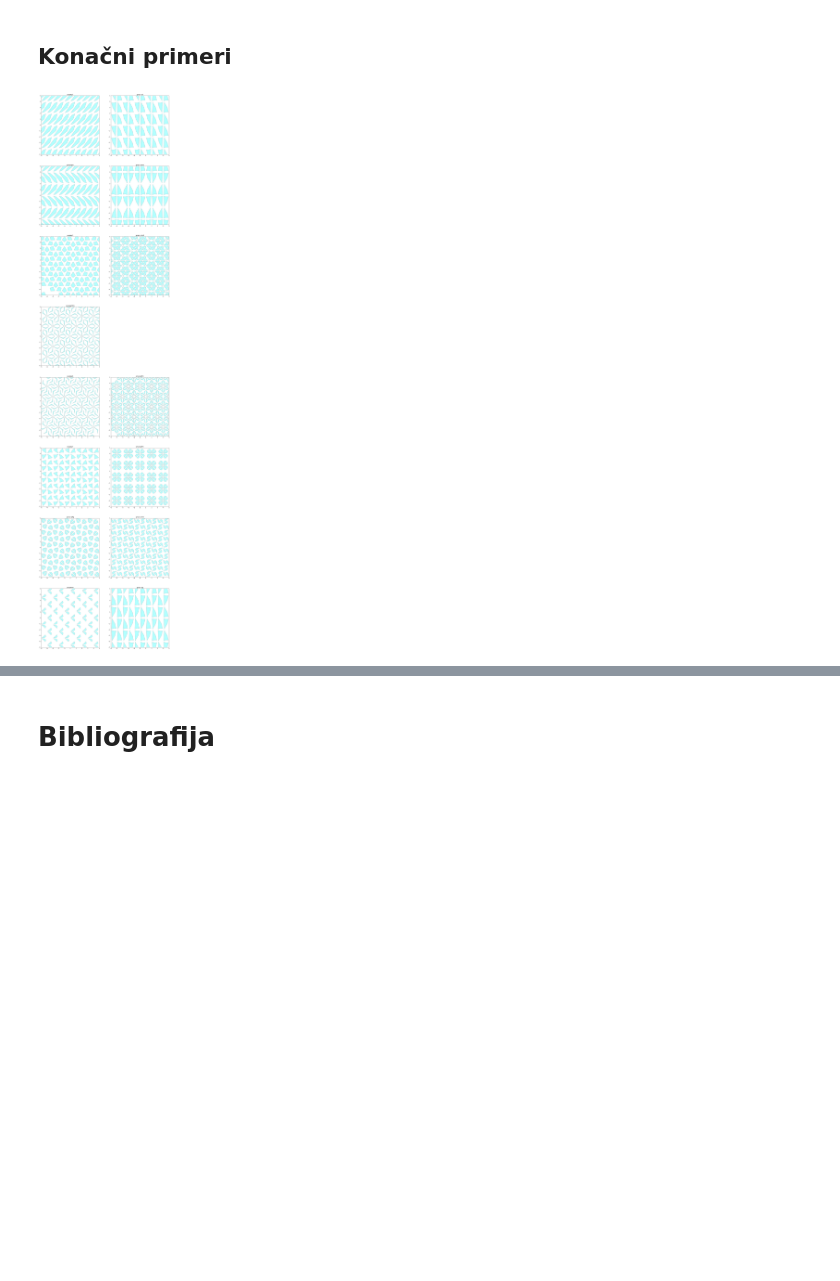
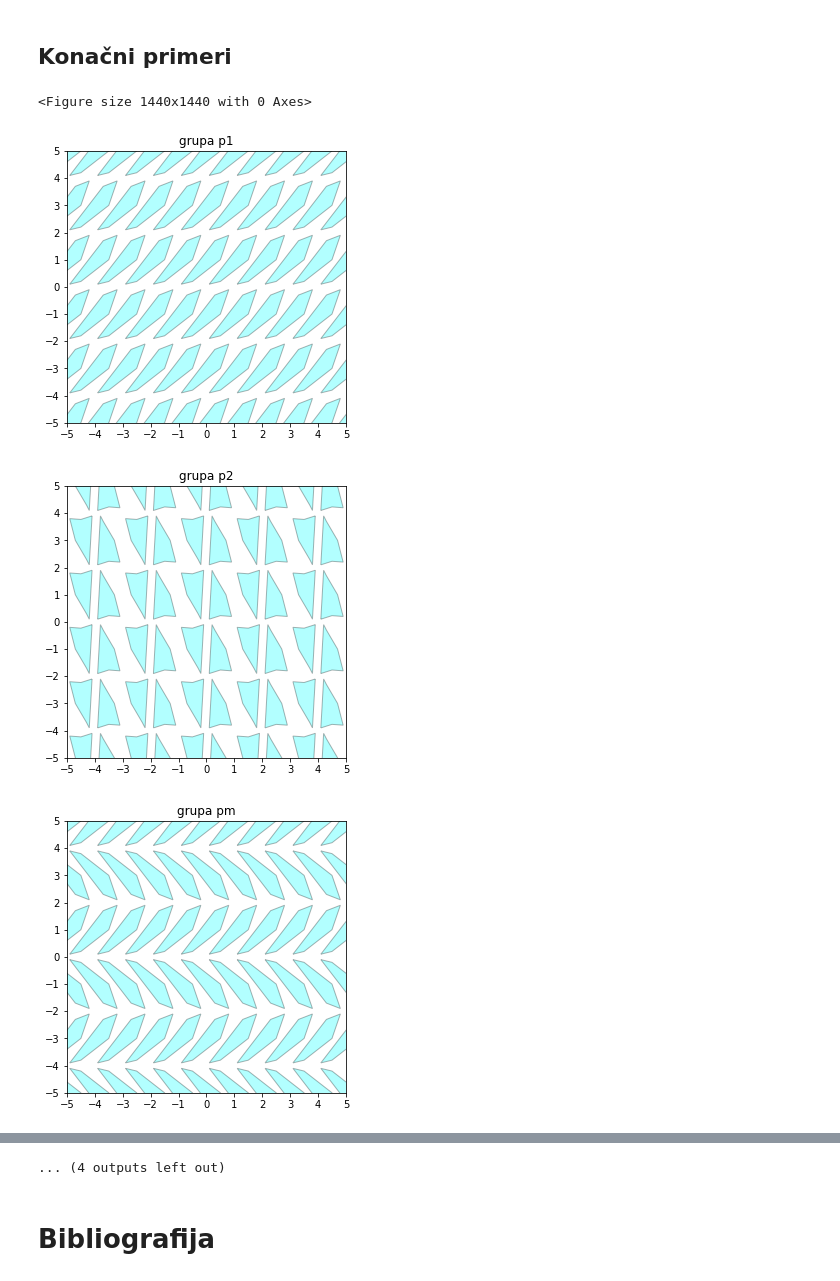
Before and after one commit to marinavas/poplocavanje, a Jupyter notebook: uvod.ipynb, the cells around one changed output, grey strips where cells are left out. Saved outputs shown, nothing was run; the diff lists cells and outputs as text; code cells hidden in the pictures; blank space fills up the shorter version.

```diff
--- a/uvod.ipynb
+++ b/uvod.ipynb
@@ -295,13 +295,16 @@ def crtaj(izl,p,axes,color = '#A901DB',a=0.3):
         axes.add_patch(patch)
 # %%
 def nacrtaj(izomgen,p,ime,i):
-    bx = fig.add_subplot(9,2,i)
+  #  bx = fig.add_subplot(9,2,i)
+    fig = plt.figure(figsize=[5,5])
+    bx = plt.axes()
     bx.set_xlim(xmin,xmax)
     bx.set_xticks(range(xmin,xmax+1))
     bx.set_ylim(ymin,ymax)
     bx.set_yticks(range(ymin,ymax+1))
     bx.set_title("grupa "+ime)
     crtaj(izomgen,p,bx,'#00FFFF')
+    plt.show()
 # %%
 m = []
 
@@ -358,23 +361,26 @@ pol_kv= Polygon([(0.1,0.1),(0.5, 0.23),(0.9,0.2),(0.7,0.9), (0.3,0.5)])
 pol_tr4= Polygon([(0.1,0.05),(0.6, 0.1),(0.8,0.3),(0.7,0.6), (0.4,0.3)])
 # %%
 xmin,ymin,xmax,ymax = okvir
-fig = plt.figure(figsize=[20,100])
+fig = plt.figure(figsize=[20,20])
 
 nacrtaj(izomgen_p1,pol1,"p1",1)
 nacrtaj(izomgen_p2,pol2,"p2",2)
 nacrtaj(izomgen_pm, pol1,"pm",3)
 nacrtaj(izomgen_pmm,pol2,"pmm",4)
 nacrtaj(izomgen_p3,pol3, "p3",5)
 nacrtaj(izomgen_p3m1,pol3m,"p3m1",6)
 nacrtaj(izomgen_p31m,pol_tr3,"p31m",7)
 nacrtaj(izomgen_p6,pol_tr3,"p6",9)
 nacrtaj(izomgen_p6m,pol_tr6,"p6m",10)
 nacrtaj(izomgen_p4, pol_kv, "p4",11)
 nacrtaj(izomgen_p4m, pol_tr4, "p4m",12)
 nacrtaj(izomgen_p4g, pol_tr4, "p4g",13)
 nacrtaj(izomgen_cmm, pol_tr4, "cmm",14)
 nacrtaj(izomgen_cm,pol_tr4,"cm",15)
 nacrtaj(izomgen_pg,pol2,"pg",16)
 plt.show()
 # %% [output]
+<Figure size 1440x1440 with 0 Axes>
-[figure, old version]
+[figure, new version]
+[figure, added]
+[figure, added]
@@ -381,3 +395,4 @@ plt.show()
+... (4 outputs left out)
 # %%
 def generisi_pol(izl,p):
     r = []
```
Also changed, not shown: parts of 1 cell of this notebook, 35 other files.
